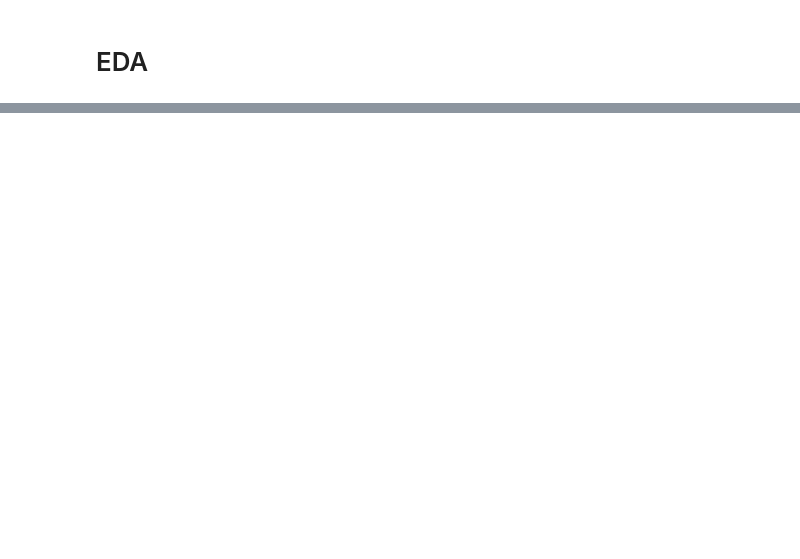
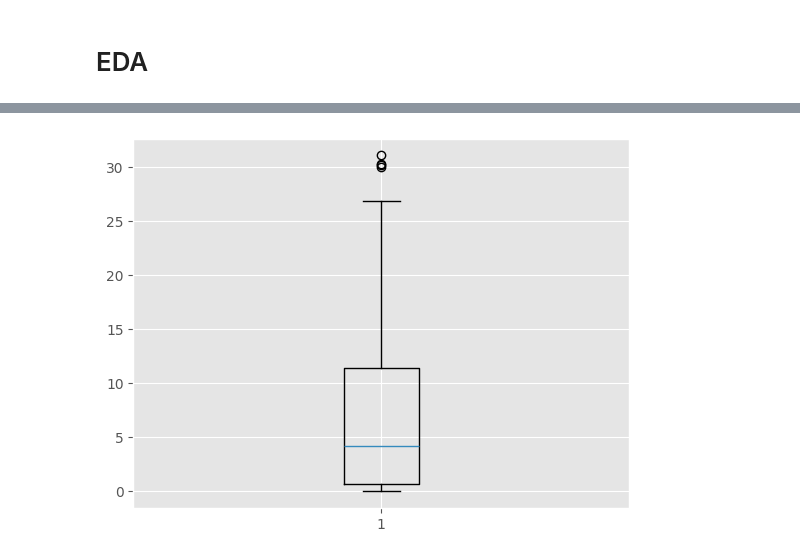
Before and after one commit to ak-pydev/python_practice, a Jupyter notebook: machine-learning/ridgeLasso/ridgeLasso.ipynb, the cells around one changed output, grey strips where cells are left out. Drawn from its saved outputs; the diff is of its cells as text; code cells hidden in the pictures; blank space fills up the shorter version.

```diff
--- a/machine-learning/ridgeLasso/ridgeLasso.ipynb
+++ b/machine-learning/ridgeLasso/ridgeLasso.ipynb
@@ -216,0 +302,6 @@ df_copy
+# %%
+#Boxplot for target variable
+plt.boxplot(df_copy['FWI'])
+plt.show()
+# %% [output]
+[figure, added]
```
Also changed, not shown: parts of 15 cells of this notebook.
